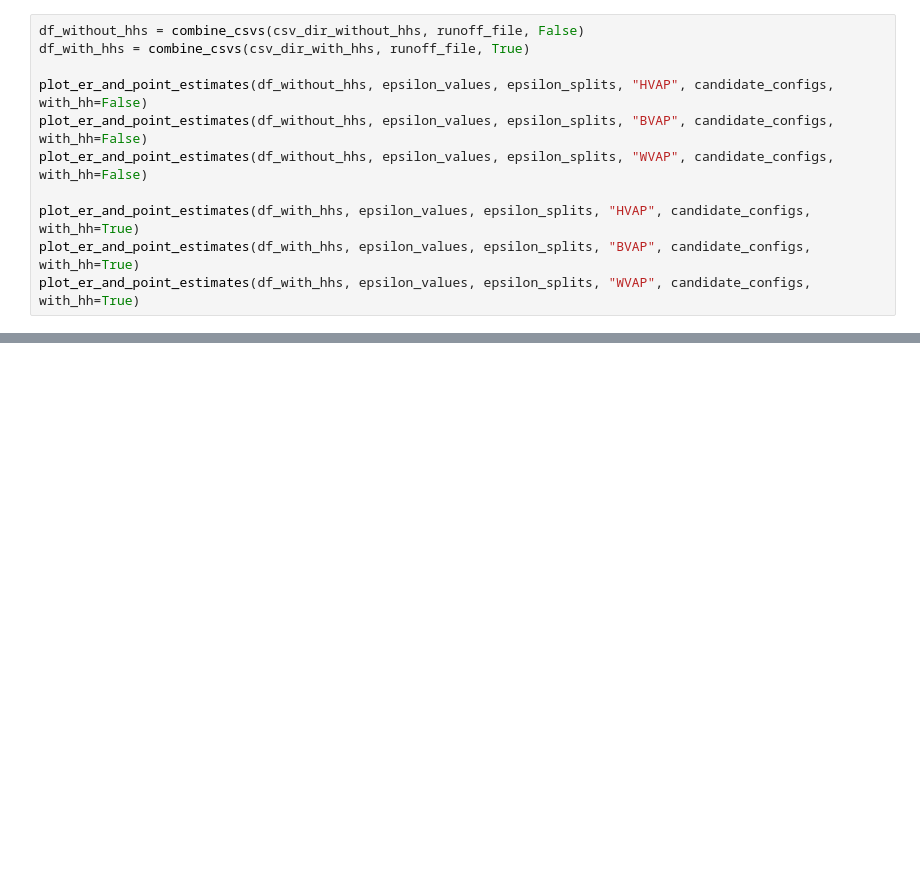
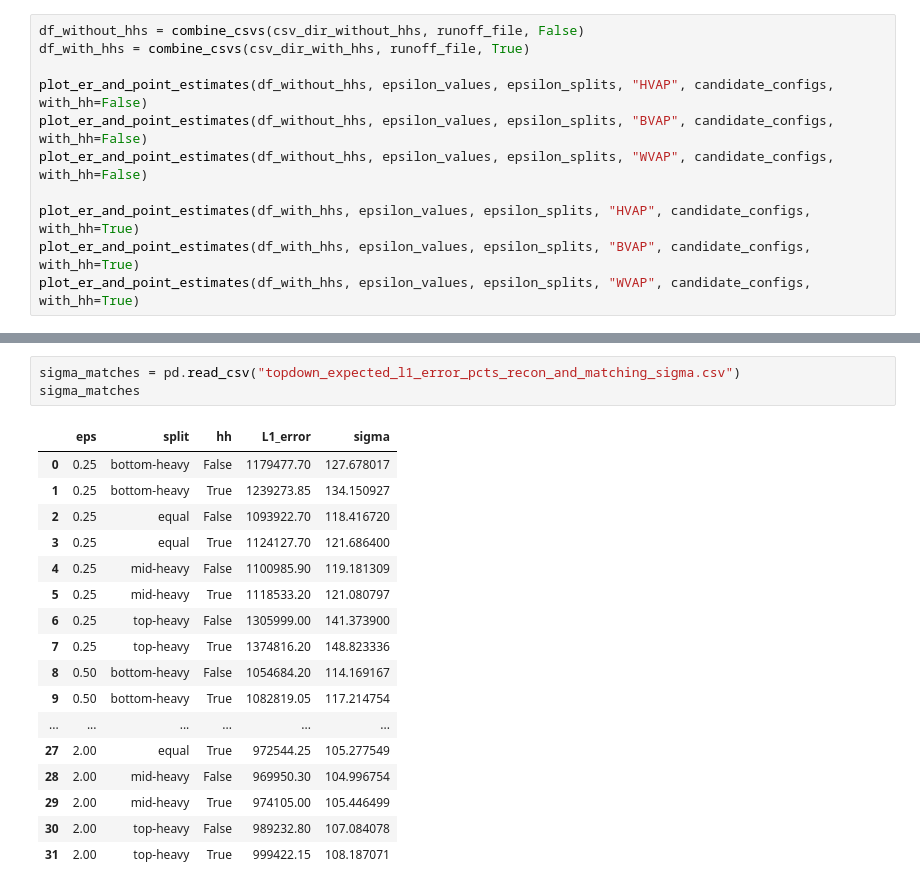
Before and after one commit to mggg/census-diff-privacy, a Jupyter notebook: topdown/topdown_plots/make_plots.ipynb, the cells around one changed output, grey strips where cells are left out. Drawn from its saved outputs; the diff is of its cells as text; blank space fills up the shorter version.

Commit message:
gaussian runs on topdown

```diff
--- a/topdown/topdown_plots/make_plots.ipynb
+++ b/topdown/topdown_plots/make_plots.ipynb
@@ -191,0 +226,21 @@ plot_er_and_point_estimates(df_with_hhs, epsilon_values, epsilon_splits, "WVAP",
+# %%
+sigma_matches = pd.read_csv("topdown_expected_l1_error_pcts_recon_and_matching_sigma.csv")
+sigma_matches
+# %% [output]
+|  | eps | split | hh | L1_error | sigma |
+| 0 | 0.25 | bottom-heavy | False | 1179477.70 | 127.678017 |
+| 1 | 0.25 | bottom-heavy | True | 1239273.85 | 134.150927 |
+| 2 | 0.25 | equal | False | 1093922.70 | 118.416720 |
+| 3 | 0.25 | equal | True | 1124127.70 | 121.686400 |
+| 4 | 0.25 | mid-heavy | False | 1100985.90 | 119.181309 |
+| 5 | 0.25 | mid-heavy | True | 1118533.20 | 121.080797 |
+| 6 | 0.25 | top-heavy | False | 1305999.00 | 141.373900 |
+| 7 | 0.25 | top-heavy | True | 1374816.20 | 148.823336 |
+| 8 | 0.50 | bottom-heavy | False | 1054684.20 | 114.169167 |
+| 9 | 0.50 | bottom-heavy | True | 1082819.05 | 117.214754 |
+| ... | ... | ... | ... | ... | ... |
+| 27 | 2.00 | equal | True | 972544.25 | 105.277549 |
+| 28 | 2.00 | mid-heavy | False | 969950.30 | 104.996754 |
+| 29 | 2.00 | mid-heavy | True | 974105.00 | 105.446499 |
+| 30 | 2.00 | top-heavy | False | 989232.80 | 107.084078 |
+| 31 | 2.00 | top-heavy | True | 999422.15 | 108.187071 |
```
Also changed, not shown: parts of 3 cells of this notebook.
